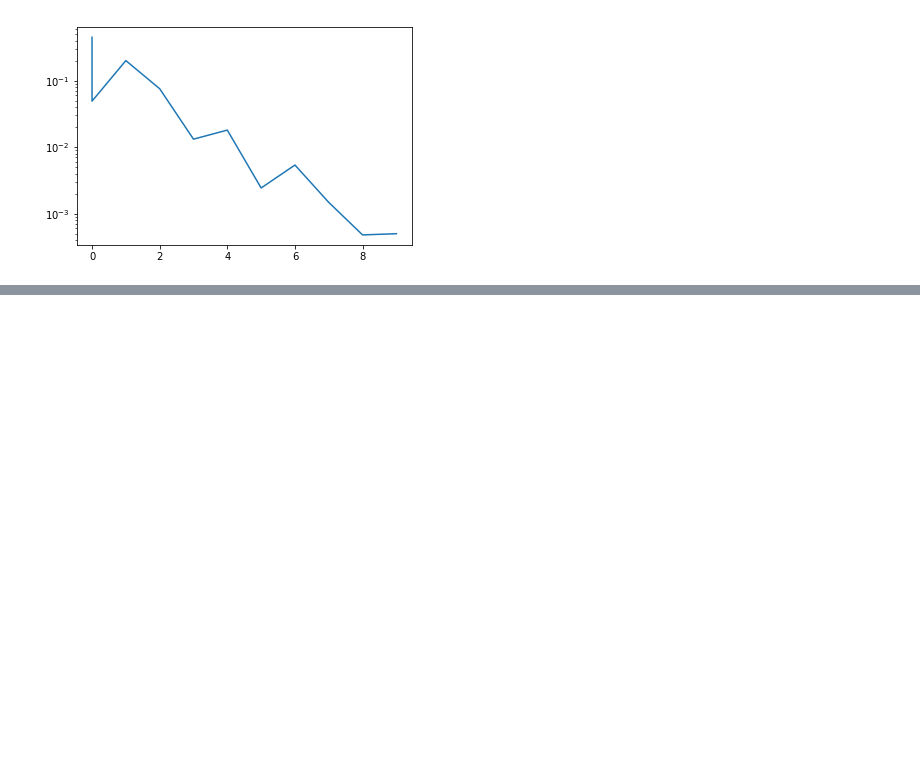
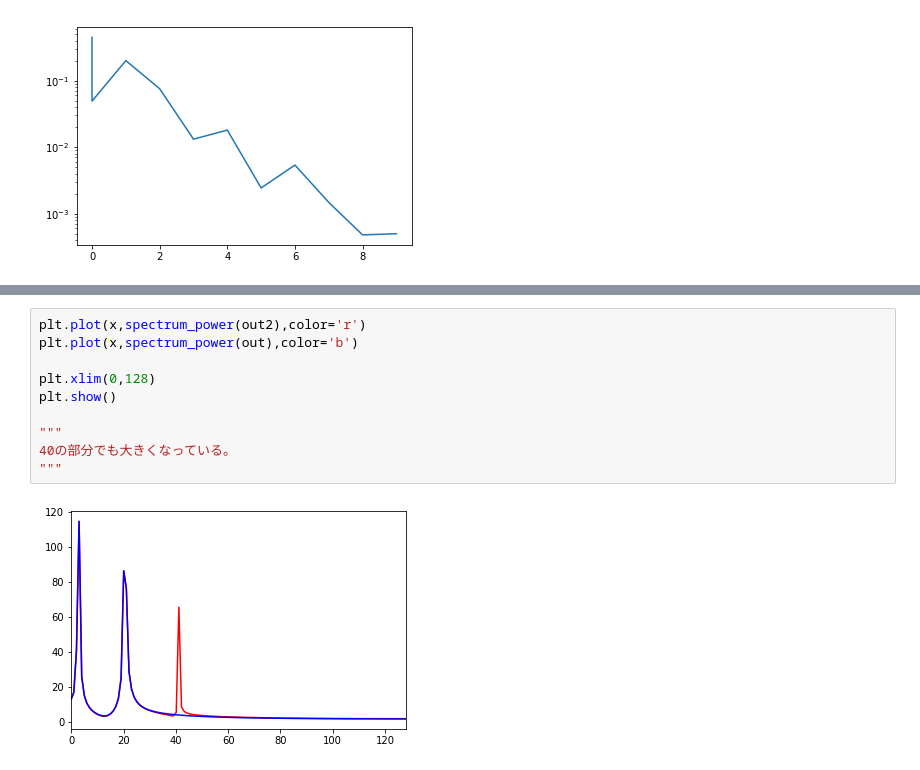
Before and after one commit to Ma-sa-to-Saito/suuchi_keisan, a Jupyter notebook: 2016exam.ipynb, the cells around one changed output, grey strips where cells are left out. Drawn from its saved outputs; the diff is of its cells as text; blank space fills up the shorter version.

```diff
--- a/2016exam.ipynb
+++ b/2016exam.ipynb
@@ -118,0 +193,12 @@ tt=0.9 96回
+# %%
+plt.plot(x,spectrum_power(out2),color='r')
+plt.plot(x,spectrum_power(out),color='b')
+
+plt.xlim(0,128)
+plt.show()
+
+"""
+40の部分でも大きくなっている。
+"""
+# %% [output]
+[figure, added]
```
Also changed, not shown: parts of 6 cells of this notebook.
